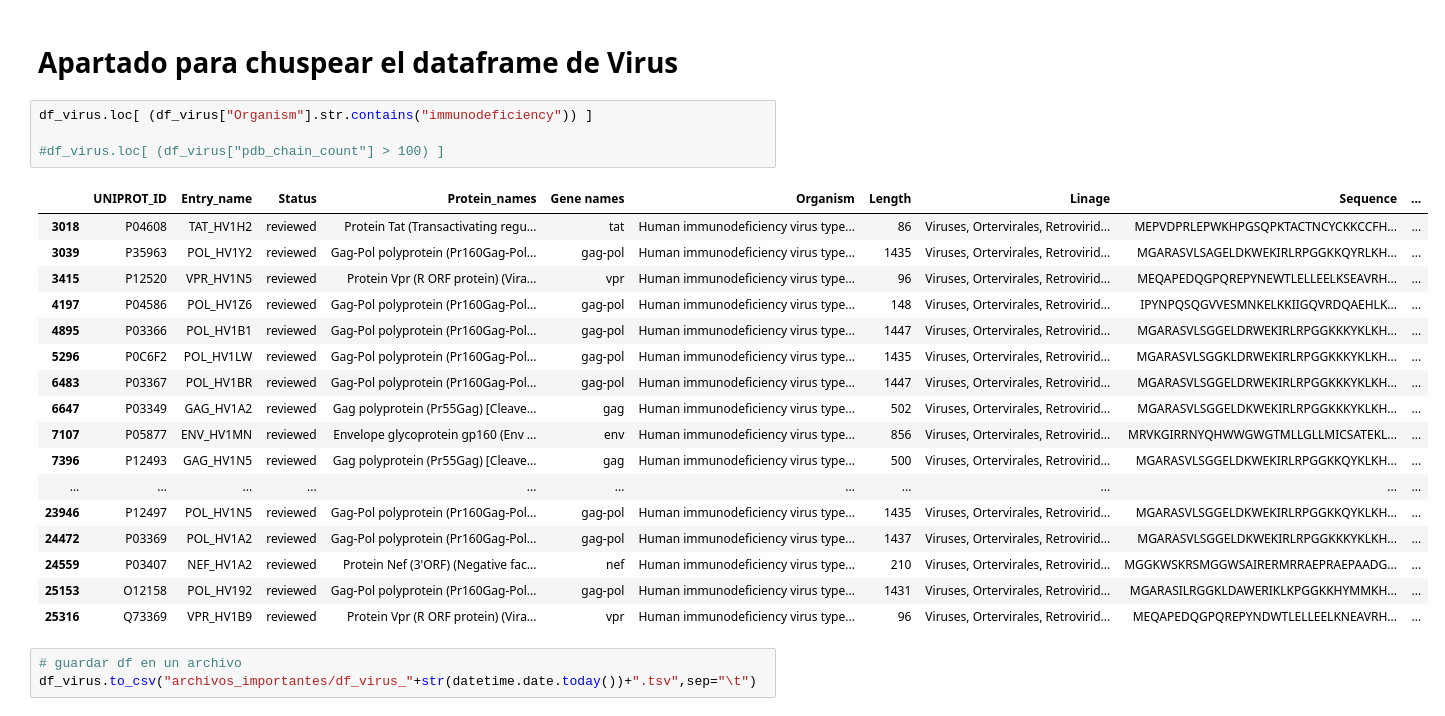
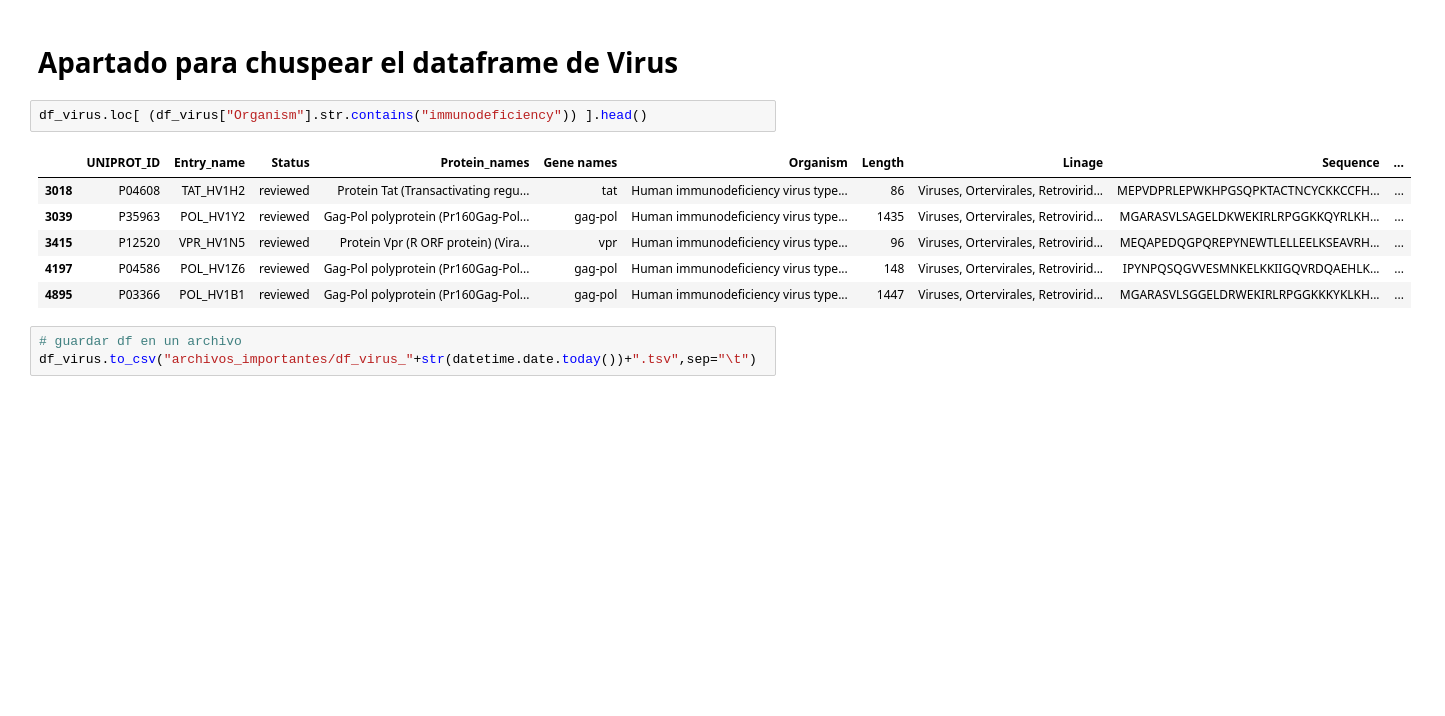
Before and after one commit to guisandec/pipeline_ensembles-alpha, a Jupyter notebook: pipeline-ensembles-with-db.ipynb, the cells around one changed output. Saved outputs shown, nothing was run; the diff lists cells and outputs as text; blank space fills up the shorter version.

```diff
--- a/pipeline-ensembles-with-db.ipynb
+++ b/pipeline-ensembles-with-db.ipynb
@@ -1003,27 +990,14 @@ JOINT: 31
 # %% [markdown]
 # Apartado para chuspear el dataframe de Virus
 # %%
-df_virus.loc[ (df_virus["Organism"].str.contains("immunodeficiency")) ]
-
-#df_virus.loc[ (df_virus["pdb_chain_count"] > 100) ]
+df_virus.loc[ (df_virus["Organism"].str.contains("immunodeficiency")) ].head()
 # %% [output]
 |  | UNIPROT_ID | Entry_name | Status | Protein_names | Gene names | Organism | Length | Linage | Sequence | ... |
 | 3018 | P04608 | TAT_HV1H2 | reviewed | Protein Tat (Transactivating regu... | tat | Human immunodeficiency virus type... | 86 | Viruses, Ortervirales, Retrovirid... | MEPVDPRLEPWKHPGSQPKTACTNCYCKKCCFH... | ... |
 | 3039 | P35963 | POL_HV1Y2 | reviewed | Gag-Pol polyprotein (Pr160Gag-Pol... | gag-pol | Human immunodeficiency virus type... | 1435 | Viruses, Ortervirales, Retrovirid... | MGARASVLSAGELDKWEKIRLRPGGKKQYRLKH... | ... |
 | 3415 | P12520 | VPR_HV1N5 | reviewed | Protein Vpr (R ORF protein) (Vira... | vpr | Human immunodeficiency virus type... | 96 | Viruses, Ortervirales, Retrovirid... | MEQAPEDQGPQREPYNEWTLELLEELKSEAVRH... | ... |
 | 4197 | P04586 | POL_HV1Z6 | reviewed | Gag-Pol polyprotein (Pr160Gag-Pol... | gag-pol | Human immunodeficiency virus type... | 148 | Viruses, Ortervirales, Retrovirid... | IPYNPQSQGVVESMNKELKKIIGQVRDQAEHLK... | ... |
 | 4895 | P03366 | POL_HV1B1 | reviewed | Gag-Pol polyprotein (Pr160Gag-Pol... | gag-pol | Human immunodeficiency virus type... | 1447 | Viruses, Ortervirales, Retrovirid... | MGARASVLSGGELDRWEKIRLRPGGKKKYKLKH... | ... |
-| 5296 | P0C6F2 | POL_HV1LW | reviewed | Gag-Pol polyprotein (Pr160Gag-Pol... | gag-pol | Human immunodeficiency virus type... | 1435 | Viruses, Ortervirales, Retrovirid... | MGARASVLSGGKLDRWEKIRLRPGGKKKYKLKH... | ... |
-| 6483 | P03367 | POL_HV1BR | reviewed | Gag-Pol polyprotein (Pr160Gag-Pol... | gag-pol | Human immunodeficiency virus type... | 1447 | Viruses, Ortervirales, Retrovirid... | MGARASVLSGGELDRWEKIRLRPGGKKKYKLKH... | ... |
-| 6647 | P03349 | GAG_HV1A2 | reviewed | Gag polyprotein (Pr55Gag) [Cleave... | gag | Human immunodeficiency virus type... | 502 | Viruses, Ortervirales, Retrovirid... | MGARASVLSGGELDKWEKIRLRPGGKKKYKLKH... | ... |
-| 7107 | P05877 | ENV_HV1MN | reviewed | Envelope glycoprotein gp160 (Env ... | env | Human immunodeficiency virus type... | 856 | Viruses, Ortervirales, Retrovirid... | MRVKGIRRNYQHWWGWGTMLLGLLMICSATEKL... | ... |
-| 7396 | P12493 | GAG_HV1N5 | reviewed | Gag polyprotein (Pr55Gag) [Cleave... | gag | Human immunodeficiency virus type... | 500 | Viruses, Ortervirales, Retrovirid... | MGARASVLSGGELDKWEKIRLRPGGKKQYKLKH... | ... |
-| ... | ... | ... | ... | ... | ... | ... | ... | ... | ... | ... |
-| 23946 | P12497 | POL_HV1N5 | reviewed | Gag-Pol polyprotein (Pr160Gag-Pol... | gag-pol | Human immunodeficiency virus type... | 1435 | Viruses, Ortervirales, Retrovirid... | MGARASVLSGGELDKWEKIRLRPGGKKQYKLKH... | ... |
-| 24472 | P03369 | POL_HV1A2 | reviewed | Gag-Pol polyprotein (Pr160Gag-Pol... | gag-pol | Human immunodeficiency virus type... | 1437 | Viruses, Ortervirales, Retrovirid... | MGARASVLSGGELDKWEKIRLRPGGKKKYKLKH... | ... |
-| 24559 | P03407 | NEF_HV1A2 | reviewed | Protein Nef (3'ORF) (Negative fac... | nef | Human immunodeficiency virus type... | 210 | Viruses, Ortervirales, Retrovirid... | MGGKWSKRSMGGWSAIRERMRRAEPRAEPAADG... | ... |
-| 25153 | O12158 | POL_HV192 | reviewed | Gag-Pol polyprotein (Pr160Gag-Pol... | gag-pol | Human immunodeficiency virus type... | 1431 | Viruses, Ortervirales, Retrovirid... | MGARASILRGGKLDAWERIKLKPGGKKHYMMKH... | ... |
-| 25316 | Q73369 | VPR_HV1B9 | reviewed | Protein Vpr (R ORF protein) (Vira... | vpr | Human immunodeficiency virus type... | 96 | Viruses, Ortervirales, Retrovirid... | MEQAPEDQGPQREPYNDWTLELLEELKNEAVRH... | ... |
 # %%
 # guardar df en un archivo
 df_virus.to_csv("archivos_importantes/df_virus_"+str(datetime.date.today())+".tsv",sep="\t")
```
Also changed, not shown: parts of 2 cells of this notebook.
